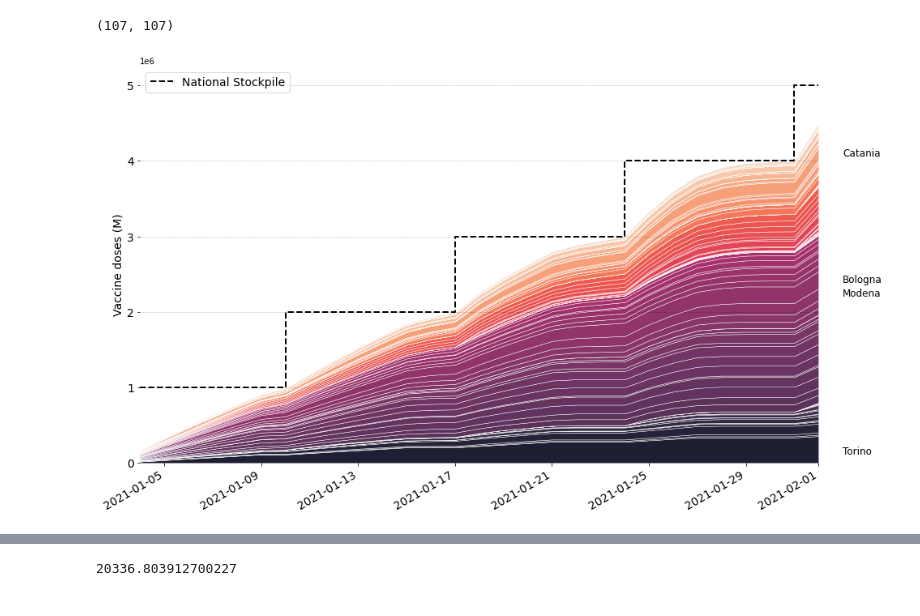
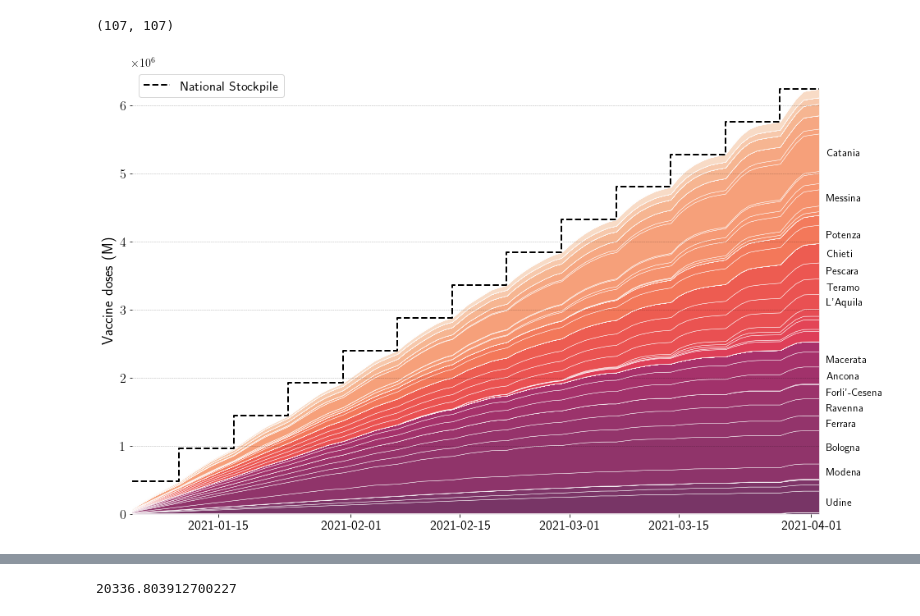
Before and after one commit to jcblemai/COVID-19_italy-vaccination-oc, a Jupyter notebook: analysis_ts.ipynb, the cells around one changed output, grey strips where cells are left out. Saved outputs shown, nothing was run; the diff lists cells and outputs as text; code cells hidden in the pictures.

```diff
--- a/analysis_ts.ipynb
+++ b/analysis_ts.ipynb
@@ -22,7 +22,7 @@ baseline = None
 
 n_int_steps = 6
 nnodes = 107  # nodes
-ndays = 30
+ndays = 90
 
 setup = ItalySetup(nnodes, ndays, when)
 M = setup.nnodes
@@ -33,7 +33,7 @@ with open(f'italy-data/parameters_{nnodes}_{when}.pkl', 'rb') as inp:
 # %% [output]
 Loaded Italy Setup with 107 nodes.
 # %%
-filename = 'model_output/scenarios_102_30/U-r15-t1000000-id12-opi-107_30.csv'
+filename = 'model_output/scenarios_102_90/U-r15-t479700-id8-opi-107_90.csv'
 mydata = pd.read_csv(filename, index_col= 'date', parse_dates=True)
 maxvaccrate_regional, stockpile_national, stockpile_national_constraint, control_initial = build_scenario(setup, pick_scenario(setup, int(filename.split('-')[-3][2:])))
 mydata['valuepop'] = mydata['value'] / setup.pop_node[mydata['placeID']]
@@ -134,6 +141,9 @@ corr_meat.shape
 fig, ax = plt.subplots(1,1, figsize = (15,10))
 fig.patch.set_facecolor('white')
 
+mpl.rc('text', usetex=True)
+mpl.rc('font', size=14)
+mpl.rc('legend', fontsize=14)
 
 i = 8
 st = states_names[i]
@@ -141,39 +151,39 @@ st = 'vacc'
 value = 'value'
 col = sns.color_palette("rocket", 110)
 #col = sns.color_palette("Paired", 110)
 ax.grid(True, 'major', 'y', ls='--', lw=.5, c='k', alpha=.3)
 
 
 #mydata[(mydata['comp'] == st)].pivot(columns = 'place', values=value).cumsum().plot.area(ax = ax, colors=col)# lw = 2, ls = '-', marker='.')
 ax.stackplot(idx, [mydata[(mydata['comp'] == st)].pivot(columns = 'place', values=value).cumsum()[pl] for pl in setup.ind2name],
               edgecolor= 'white', colors = col, lw=.5, ls = '-', alpha = .9)
 
 ax.step(idx, stockpile_national.cumsum(), lw = 2, ls = '--',  c = 'k', label = 'National Stockpile') # marker='.',
 
 acc = 0
 for i, ndn in enumerate(setup.ind2name):
     this = mydata[(mydata['comp'] == st)].pivot(columns = 'place', values=value).sum()[ndn]
     acc = acc + this
-    if this > 1.5e5:
-        plt.text(setup.end_date, acc-2*this/3, ndn, fontsize=12)
+    if this > 2e5:
+        plt.text(setup.end_date, acc-2*this/4-.05e6, ndn, fontsize=13)
 
 #ax.set_title('Cumulative vaccination per node', );
-ax.set_ylabel('Vaccine doses (M)', fontsize=14);
+ax.set_ylabel('Vaccine doses (M)', fontsize=18);
 #ax.grid()
 ax.set_xlim(setup.start_date, setup.end_date-datetime.timedelta(1))
-ax.legend(loc='upper left', fontsize=14)
-fig.autofmt_xdate()
+ax.legend(loc='upper left', fontsize=16)
+#fig.autofmt_xdate()
 ax.spines['top'].set_visible(False)
 ax.spines['bottom'].set_visible(False)
 ax.spines['right'].set_visible(False)
 ax.spines['left'].set_visible(False)
 ax.get_xaxis().tick_bottom()
-ax.get_yaxis().tick_left()
-plt.xticks(fontsize=14)
-plt.yticks(fontsize=14)
+#ax.get_yaxis().tick_left()
+plt.xticks(fontsize=16)
+plt.yticks(fontsize=16)
 
 #ax.grid()
 #fig.subplots_adjust(left=.06, right=.75, bottom=.02, top=.94)
 fig.savefig('figures/ts_optimal_stackplot.pdf')
 # %% [output]
-[figure, old version]
+[figure, new version]
```
Also changed, not shown: parts of 9 cells of this notebook, 5 other files.
